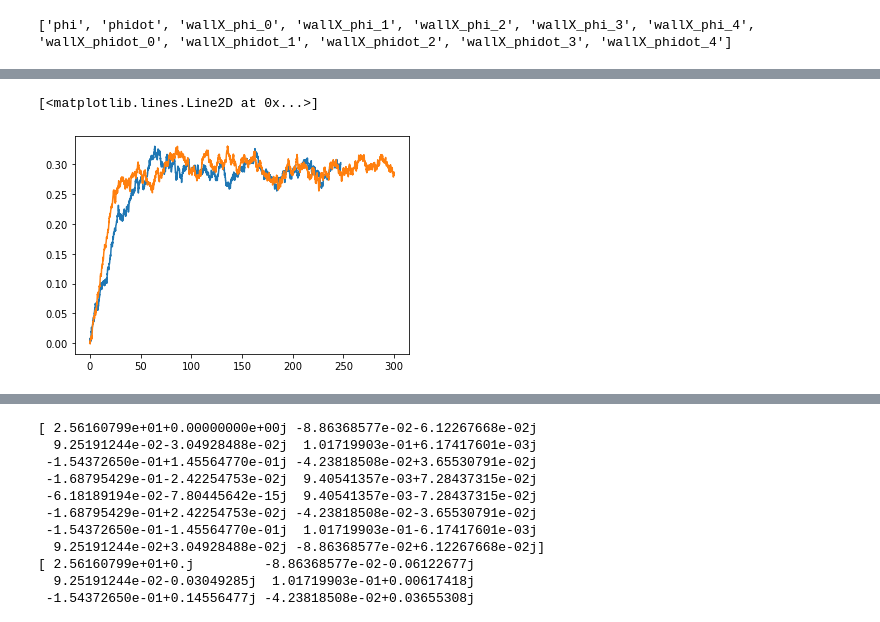
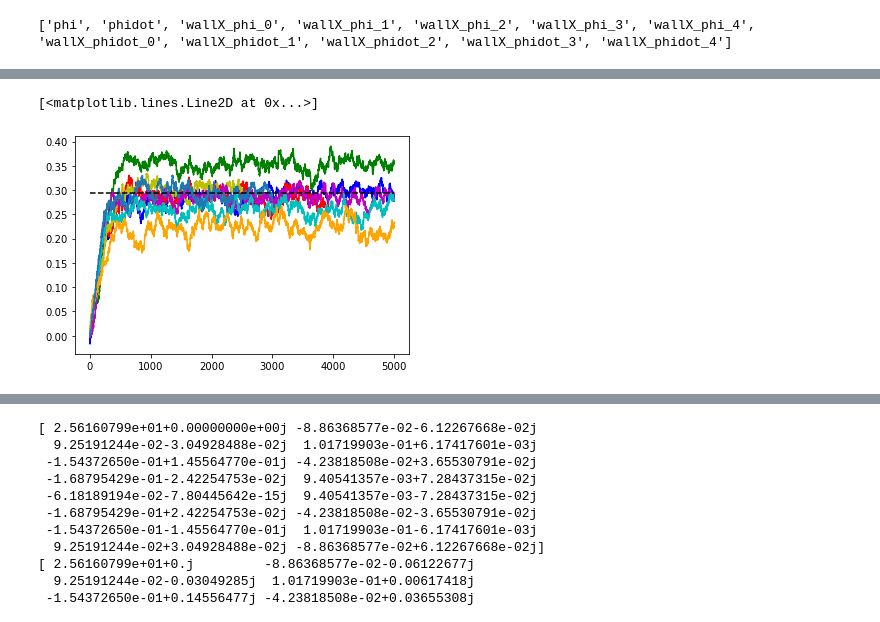
Before and after one commit to jannisgebbo/langevinA, a Jupyter notebook: ModelA-Beuler/measurementsDev.ipynb, the cells around one changed output, grey strips where cells are left out. Saved outputs shown, nothing was run; the diff lists cells and outputs as text; code cells hidden in the pictures.

```diff
--- a/ModelA-Beuler/measurementsDev.ipynb
+++ b/ModelA-Beuler/measurementsDev.ipynb
@@ -5,9 +5,17 @@ import numpy as np
 import matplotlib.pyplot as plt
 import h5py
 # %%
-r = h5py.File('./outputN16dt0001FE1Core.h5','r') # this is actually 32
-print(list(r.keys()))
-phi=np.asarray(r["phi"])
+r1 = h5py.File('./outputN32dt0001FEH0_01.h5','r')
+r2 = h5py.File('./outputN16dt0001FE1Core.h5','r') # this is actually 32
+r3 = h5py.File('./outputN32dt001BEH0_01.h5','r')
+r4 = h5py.File('./outputN32dt0001BEBisH0_01.h5','r')
+r5 = h5py.File('./outputN32dt0002FEH0_01.h5','r')
+r6 = h5py.File('./outputN32dt0005FEH0_01.h5','r')
+r7 = h5py.File('./outputN32dt001FEH0_01.h5','r')
+r8 = h5py.File('./outputN32dt0005BEH0_01.h5','r')
+
+print(list(r1.keys()))
+phi=np.asarray(r1["phi"])
 x = np.loadtxt("/Users/adrien/Documents/langevin/bin/averages.txt") #FE n=32 dt=0.001
 # %% [output]
 ['phi', 'phidot', 'wallX_phi_0', 'wallX_phi_1', 'wallX_phi_2', 'wallX_phi_3', 'wallX_phi_4', 'wallX_phidot_0', 'wallX_phidot_1', 'wallX_phidot_2', 'wallX_phidot_3', 'wallX_phidot_4']
@@ -22,7 +30,16 @@ np.mean(x[1000:,1])
 # %%
-plt.plot(x[:len(r["phi"][:,0]),0],r["phi"][:,0])
-plt.plot(x[:,0],x[:,1])
+plt.plot(r1["phi"][0:-1:10,0],'b')
+plt.plot(r2["phi"][0:-1:1,0],'r')
+plt.plot(r3["phi"][0:-1:10,0],'g')
+plt.plot(r4["phi"][0:-1:10,0],'y')
+plt.plot(r5["phi"][0:-1:10,0],'m')
+plt.plot(r6["phi"][0:-1:10,0],'c')
+plt.plot(r7["phi"][0:-1:10,0],'orange')
+plt.plot(x[:,1])
 #plt.ylim([2,2.5])
+
+
+plt.plot([0,5000],[0.295,0.295],'k--')
 # %% [output]
 [<matplotlib.lines.Line2D at 0x...>]
-[figure, old version]
+[figure, new version]
```
Also changed, not shown: parts of 5 cells of this notebook, 4 other files.
